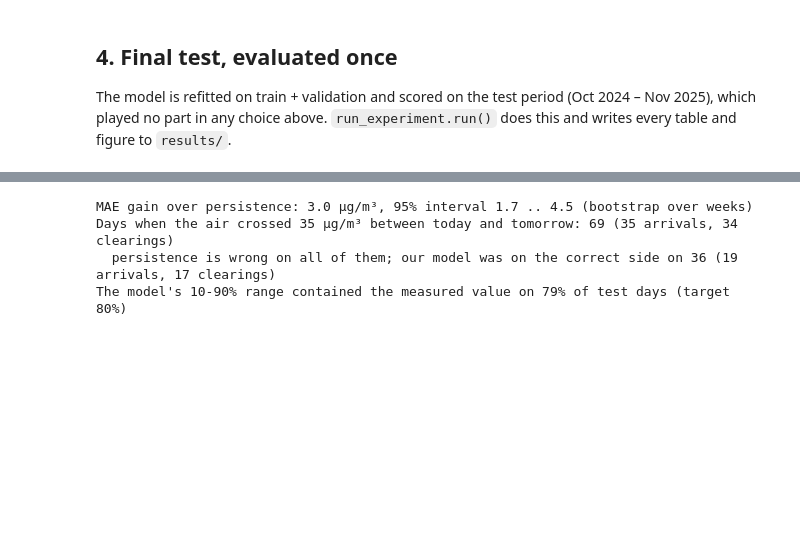
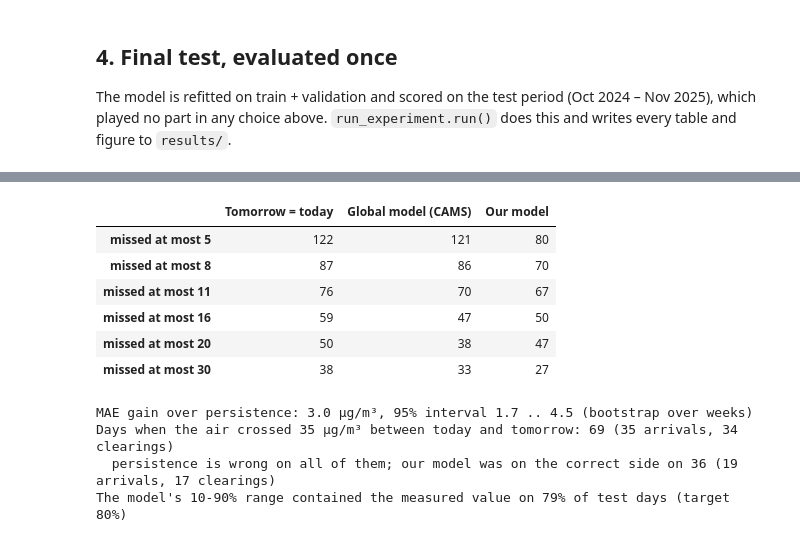
Before and after one commit to yk59m2cmhw-hash/c, a Jupyter notebook: notebooks/SmogTomorrow.ipynb, the cells around one changed output, grey strips where cells are left out. Cells and saved outputs as stored; diff of their text form; code cells hidden in the pictures; blank space fills up the shorter version.

```diff
--- a/notebooks/SmogTomorrow.ipynb
+++ b/notebooks/SmogTomorrow.ipynb
@@ -161,3 +168,9 @@ Test period: 2024-10-11 .. 2025-11-14, 398 days, 119 smog days
 | Global model (CAMS) | 16.6 | -9% | 110 / 119 | 9 | 83 | 110 |
 | Linear model (ridge) | 13.1 | +14% | 98 / 119 | 21 | 45 | 108 |
 | Our model (boosted trees) | 12.3 | +20% | 103 / 119 | 16 | 52 | 100 |
+# %%
+print("Does the warning result depend on the threshold? Fewest false alarms each method can reach while missing at most N smog days,")
+print("when its threshold is swept on the test days (a descriptive check, added after the test was scored):")
+pd.DataFrame(out["matched"]).rename(columns={"persistence": "Tomorrow = today", "cams": "Global model (CAMS)", "model": "Our model"},
+                                    index=lambda n: f"missed at most {n}")
+# %% [output]
@@ -164,3 +179,10 @@ Test period: 2024-10-11 .. 2025-11-14, 398 days, 119 smog days
+|  | Tomorrow = today | Global model (CAMS) | Our model |
+| missed at most 5 | 122 | 121 | 80 |
+| missed at most 8 | 87 | 86 | 70 |
+| missed at most 11 | 76 | 70 | 67 |
+| missed at most 16 | 59 | 47 | 50 |
+| missed at most 20 | 50 | 38 | 47 |
+| missed at most 30 | 38 | 33 | 27 |
 # %%
 m = t["methods"]["model"]; c = t["change_days"]
 print(f"MAE gain over persistence: {t['persistence_mae'] - m['mae']:.1f} µg/m³, 95% interval {m['mae_gain_ci95'][0]:.1f} .. {m['mae_gain_ci95'][1]:.1f} (bootstrap over weeks)")
```
Also changed, not shown: parts of 4 cells of this notebook, 9 other files.
